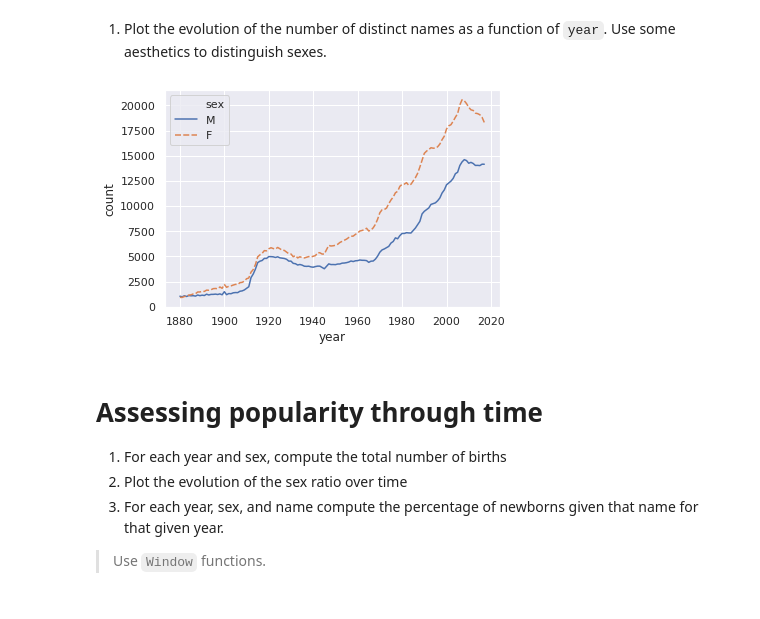
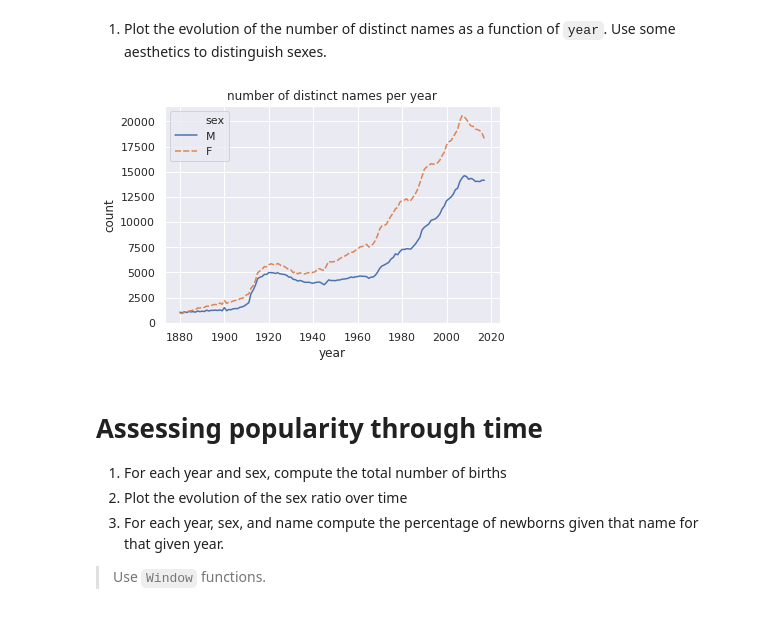
Before and after one commit to idardo97/big_data, a Jupyter notebook: homework02.ipynb, the cells around one changed output. Drawn from its saved outputs; the diff is of its cells as text; code cells hidden in the pictures.

```diff
--- a/homework02.ipynb
+++ b/homework02.ipynb
@@ -398,18 +395,18 @@ Use some aesthetics to distinguish sexes.
 # %%
 # TODO:
 nb_names_year_sex_pd = nb_names_year_sex.toPandas()
 
 sns.set()
 
 g = sns.lineplot(x = "year",
                  y = "count",
                  hue = "sex",
                  style = "sex",
-                 data = nb_names_year_sex_pd)
+                 data = nb_names_year_sex_pd).set_title("number of distinct names per year")
 
 plt.show()
 # %% [output]
-[figure, old version]
+[figure, new version]
 # %% [markdown]
 
 
```
Also changed, not shown: parts of 14 cells of this notebook.
